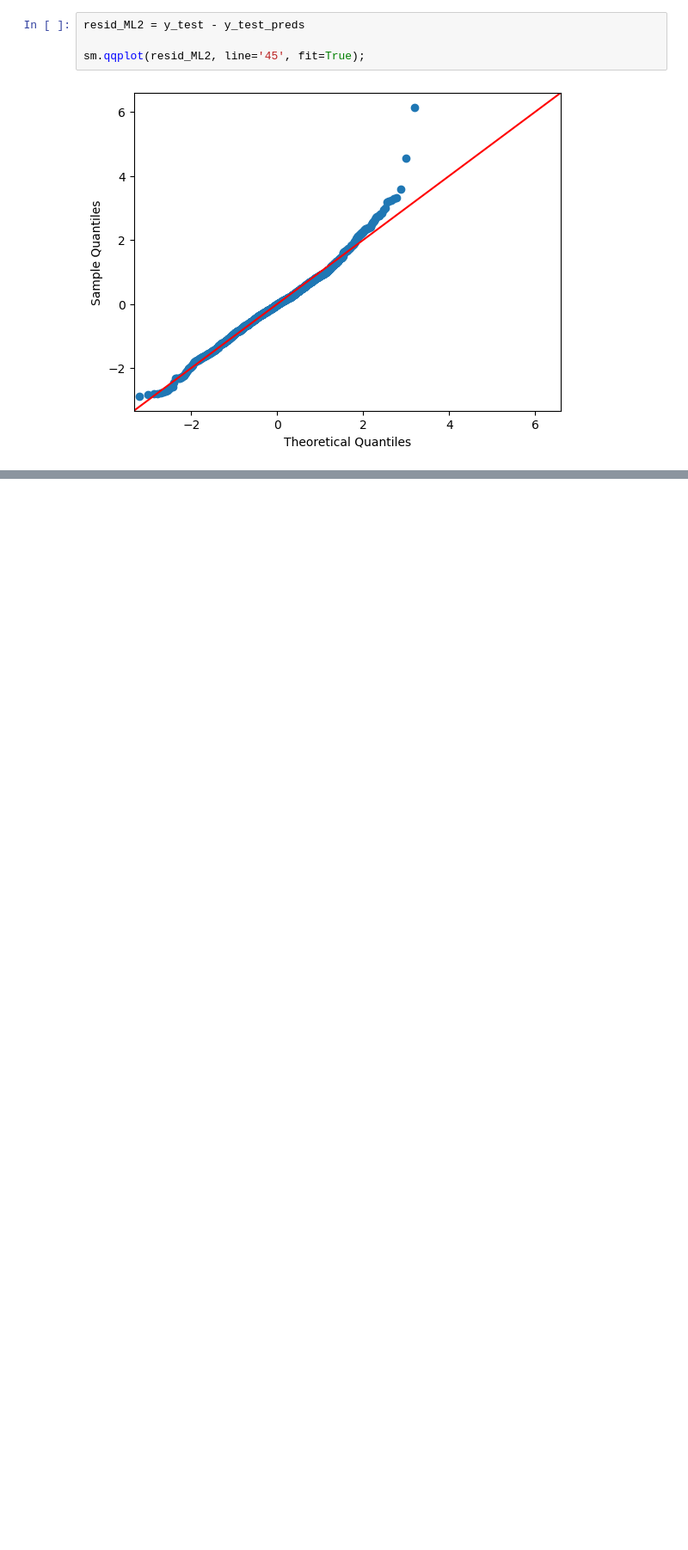
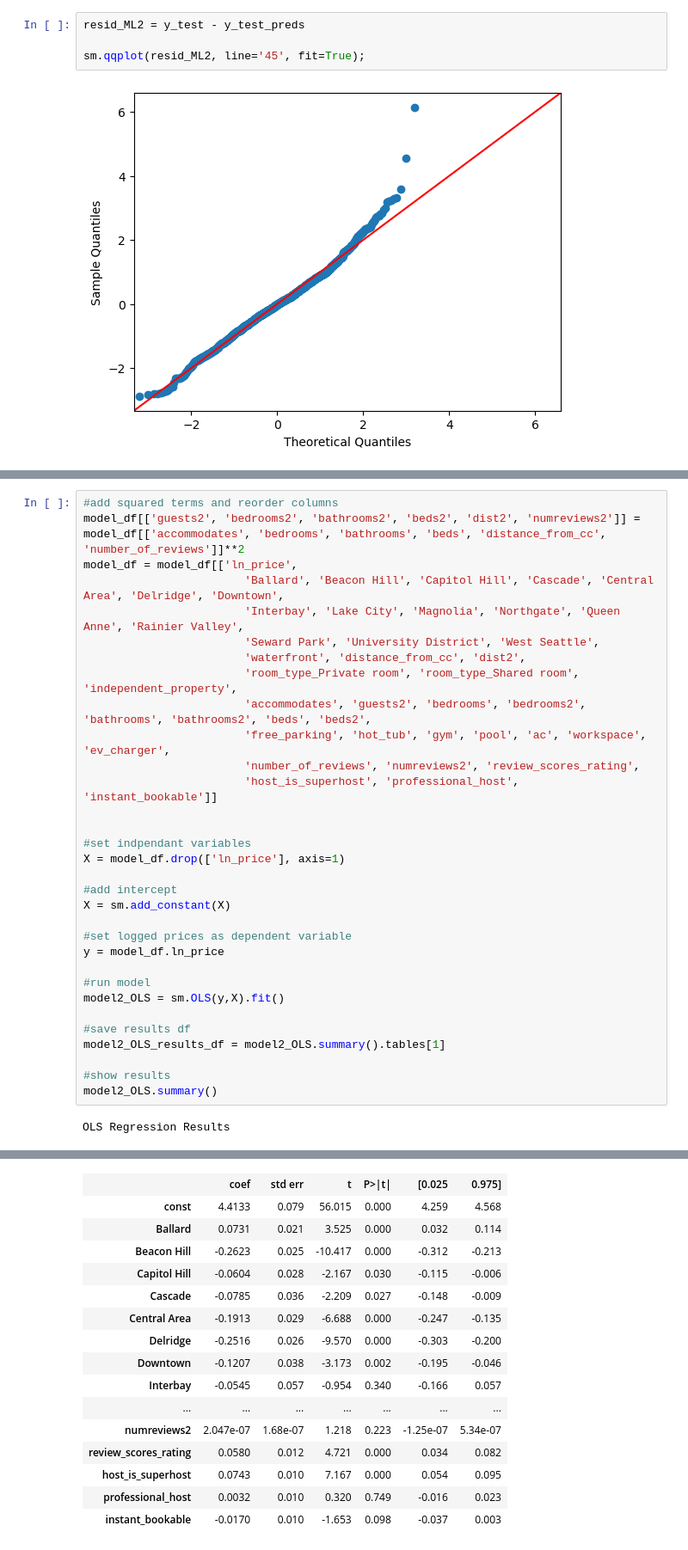
Before and after one commit to epistemetrica/udacity-blog-post-project, a Jupyter notebook: apw_airbnb_project.ipynb, the cells around one changed output, grey strips where cells are left out. Shown at 86% size. Cells and saved outputs as stored; diff of their text form; blank space fills up the shorter version.

Commit message:
add quad regression

```diff
--- a/apw_airbnb_project.ipynb
+++ b/apw_airbnb_project.ipynb
@@ -916,0 +901,34 @@ memory usage: 2.7+ MB
+# %%
+#add squared terms and reorder columns
+model_df[['guests2', 'bedrooms2', 'bathrooms2', 'beds2', 'dist2', 'numreviews2']] = model_df[['accommodates', 'bedrooms', 'bathrooms', 'beds', 'distance_from_cc', 'number_of_reviews']]**2
+model_df = model_df[['ln_price',
+                        'Ballard', 'Beacon Hill', 'Capitol Hill', 'Cascade', 'Central Area', 'Delridge', 'Downtown',
+                        'Interbay', 'Lake City', 'Magnolia', 'Northgate', 'Queen Anne', 'Rainier Valley',
+                        'Seward Park', 'University District', 'West Seattle',
+                        'waterfront', 'distance_from_cc', 'dist2',
+                        'room_type_Private room', 'room_type_Shared room', 'independent_property',
+                        'accommodates', 'guests2', 'bedrooms', 'bedrooms2', 'bathrooms', 'bathrooms2', 'beds', 'beds2',
+                        'free_parking', 'hot_tub', 'gym', 'pool', 'ac', 'workspace', 'ev_charger',
+                        'number_of_reviews', 'numreviews2', 'review_scores_rating',
+                        'host_is_superhost', 'professional_host', 'instant_bookable']]
+
+
+#set indpendant variables
+X = model_df.drop(['ln_price'], axis=1)
+
+#add intercept
+X = sm.add_constant(X)
+
+#set logged prices as dependent variable
+y = model_df.ln_price
+
+#run model
+model2_OLS = sm.OLS(y,X).fit()
+
+#save results df
+model2_OLS_results_df = model2_OLS.summary().tables[1]
+
+#show results
+model2_OLS.summary()
+# %% [output]
+OLS Regression Results
@@ -916,0 +944,16 @@ memory usage: 2.7+ MB
+|  | coef | std err | t | P>|t| | [0.025 | 0.975] |
+| const | 4.4133 | 0.079 | 56.015 | 0.000 | 4.259 | 4.568 |
+| Ballard | 0.0731 | 0.021 | 3.525 | 0.000 | 0.032 | 0.114 |
+| Beacon Hill | -0.2623 | 0.025 | -10.417 | 0.000 | -0.312 | -0.213 |
+| Capitol Hill | -0.0604 | 0.028 | -2.167 | 0.030 | -0.115 | -0.006 |
+| Cascade | -0.0785 | 0.036 | -2.209 | 0.027 | -0.148 | -0.009 |
+| Central Area | -0.1913 | 0.029 | -6.688 | 0.000 | -0.247 | -0.135 |
+| Delridge | -0.2516 | 0.026 | -9.570 | 0.000 | -0.303 | -0.200 |
+| Downtown | -0.1207 | 0.038 | -3.173 | 0.002 | -0.195 | -0.046 |
+| Interbay | -0.0545 | 0.057 | -0.954 | 0.340 | -0.166 | 0.057 |
+| ... | ... | ... | ... | ... | ... | ... |
+| numreviews2 | 2.047e-07 | 1.68e-07 | 1.218 | 0.223 | -1.25e-07 | 5.34e-07 |
+| review_scores_rating | 0.0580 | 0.012 | 4.721 | 0.000 | 0.034 | 0.082 |
+| host_is_superhost | 0.0743 | 0.010 | 7.167 | 0.000 | 0.054 | 0.095 |
+| professional_host | 0.0032 | 0.010 | 0.320 | 0.749 | -0.016 | 0.023 |
+| instant_bookable | -0.0170 | 0.010 | -1.653 | 0.098 | -0.037 | 0.003 |
```
Also changed, not shown: parts of 5 cells of this notebook.
